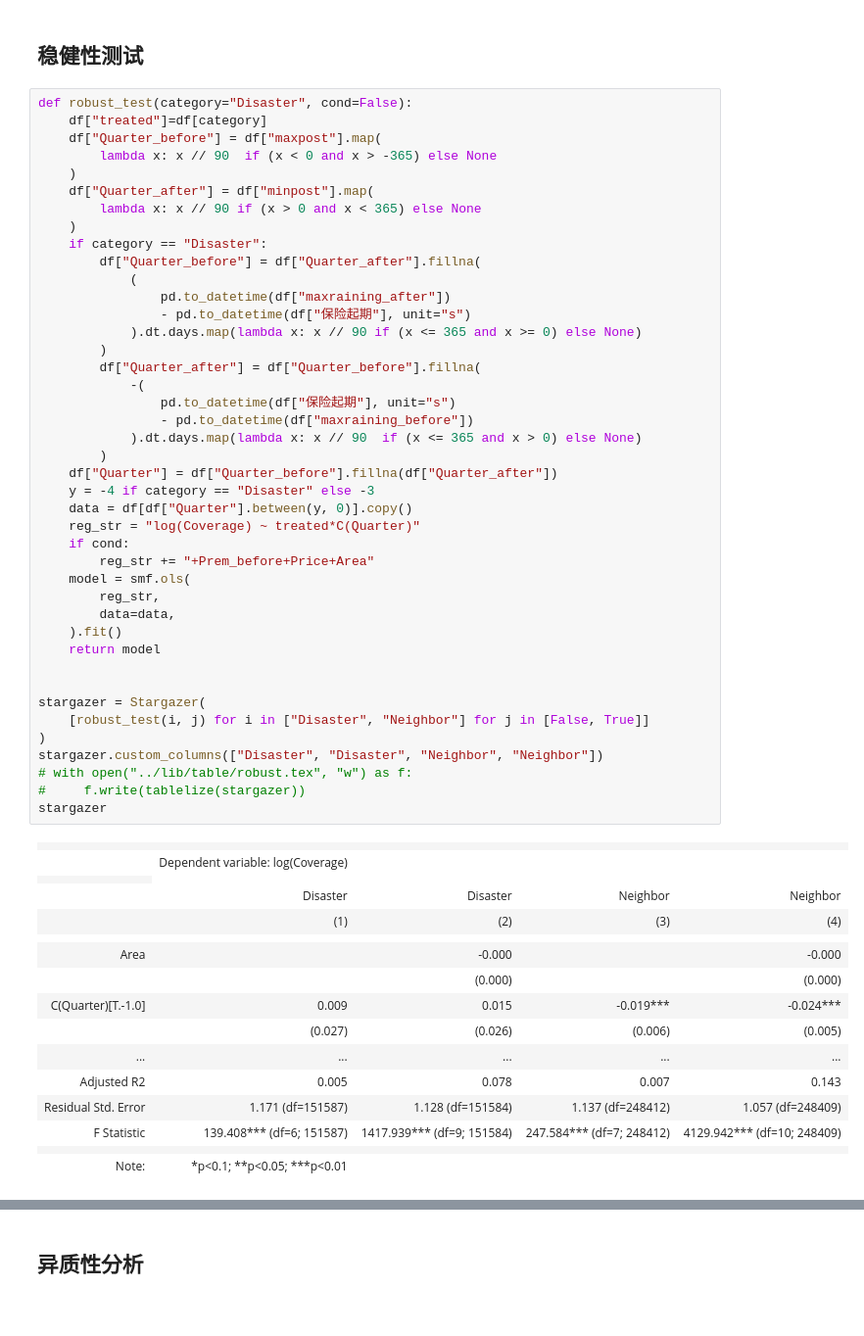
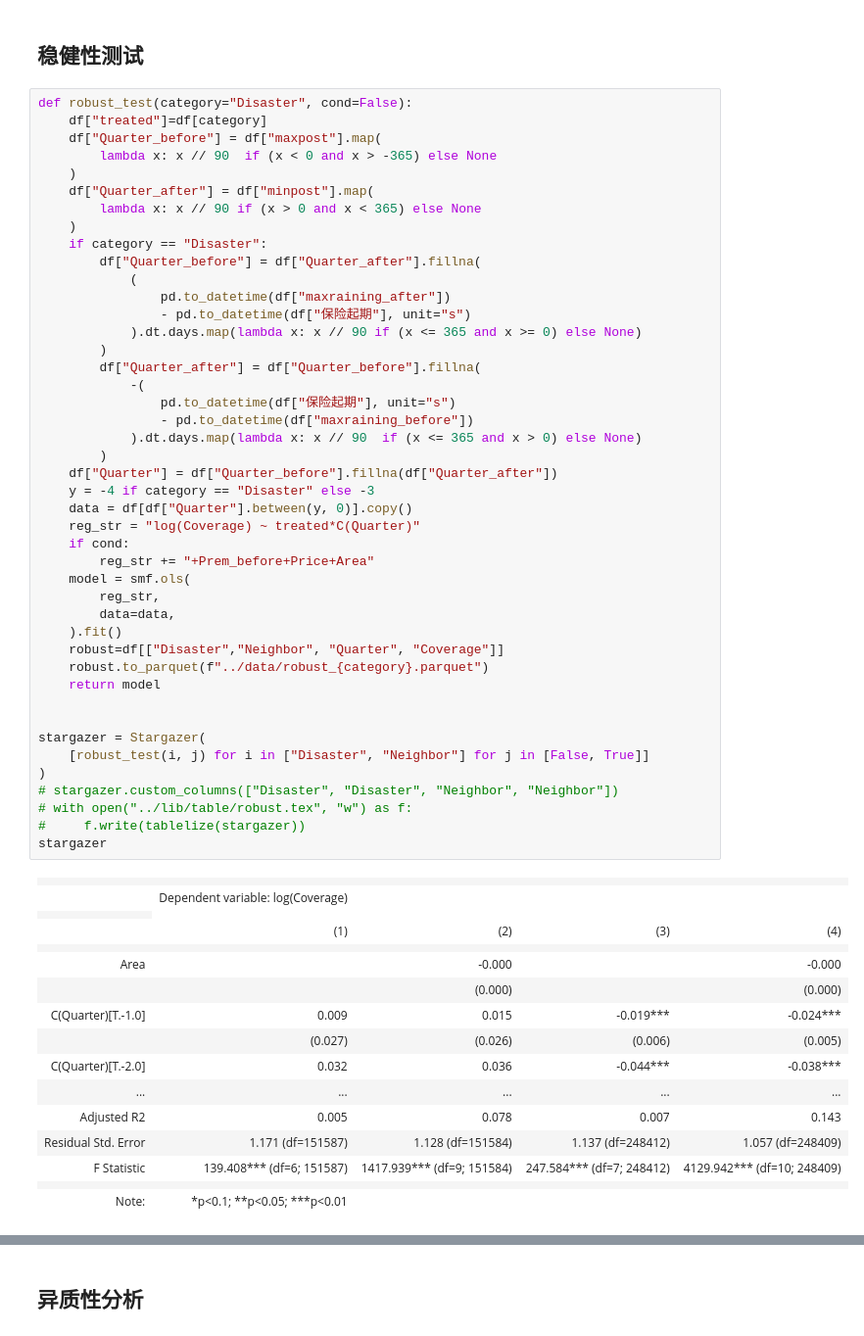
Before and after one commit to ErnestDong/thesis-master, a Jupyter notebook: src/main.ipynb, the cells around one changed output, grey strips where cells are left out. Shown: that part at 98% size. Drawn from its saved outputs; the diff is of its cells as text.

```diff
--- a/src/main.ipynb
+++ b/src/main.ipynb
@@ -327,41 +327,43 @@ def robust_test(category="Disaster", cond=False):
         )
         df["Quarter_after"] = df["Quarter_before"].fillna(
             -(
                 pd.to_datetime(df["保险起期"], unit="s")
                 - pd.to_datetime(df["maxraining_before"])
             ).dt.days.map(lambda x: x // 90  if (x <= 365 and x > 0) else None)
         )
     df["Quarter"] = df["Quarter_before"].fillna(df["Quarter_after"])
     y = -4 if category == "Disaster" else -3
     data = df[df["Quarter"].between(y, 0)].copy()
     reg_str = "log(Coverage) ~ treated*C(Quarter)"
     if cond:
         reg_str += "+Prem_before+Price+Area"
     model = smf.ols(
         reg_str,
         data=data,
     ).fit()
+    robust=df[["Disaster","Neighbor", "Quarter", "Coverage"]]
+    robust.to_parquet(f"../data/robust_{category}.parquet")
     return model
 
 
 stargazer = Stargazer(
     [robust_test(i, j) for i in ["Disaster", "Neighbor"] for j in [False, True]]
 )
-stargazer.custom_columns(["Disaster", "Disaster", "Neighbor", "Neighbor"])
+# stargazer.custom_columns(["Disaster", "Disaster", "Neighbor", "Neighbor"])
 # with open("../lib/table/robust.tex", "w") as f:
 #     f.write(tablelize(stargazer))
 stargazer
 # %% [output]
 |  |  |  |  |  |
 |  | Dependent variable: log(Coverage) |  |  |  |
 |  |
-|  | Disaster | Disaster | Neighbor | Neighbor |
 |  | (1) | (2) | (3) | (4) |
 |  |  |  |  |  |
 | Area |  | -0.000 |  | -0.000 |
 |  |  | (0.000) |  | (0.000) |
 | C(Quarter)[T.-1.0] | 0.009 | 0.015 | -0.019*** | -0.024*** |
 |  | (0.027) | (0.026) | (0.006) | (0.005) |
+| C(Quarter)[T.-2.0] | 0.032 | 0.036 | -0.044*** | -0.038*** |
 | ... | ... | ... | ... | ... |
 | Adjusted R2 | 0.005 | 0.078 | 0.007 | 0.143 |
 | Residual Std. Error | 1.171 (df=151587) | 1.128 (df=151584) | 1.137 (df=248412) | 1.057 (df=248409) |
```
Also changed, not shown: parts of 3 cells of this notebook, 20 other files.
